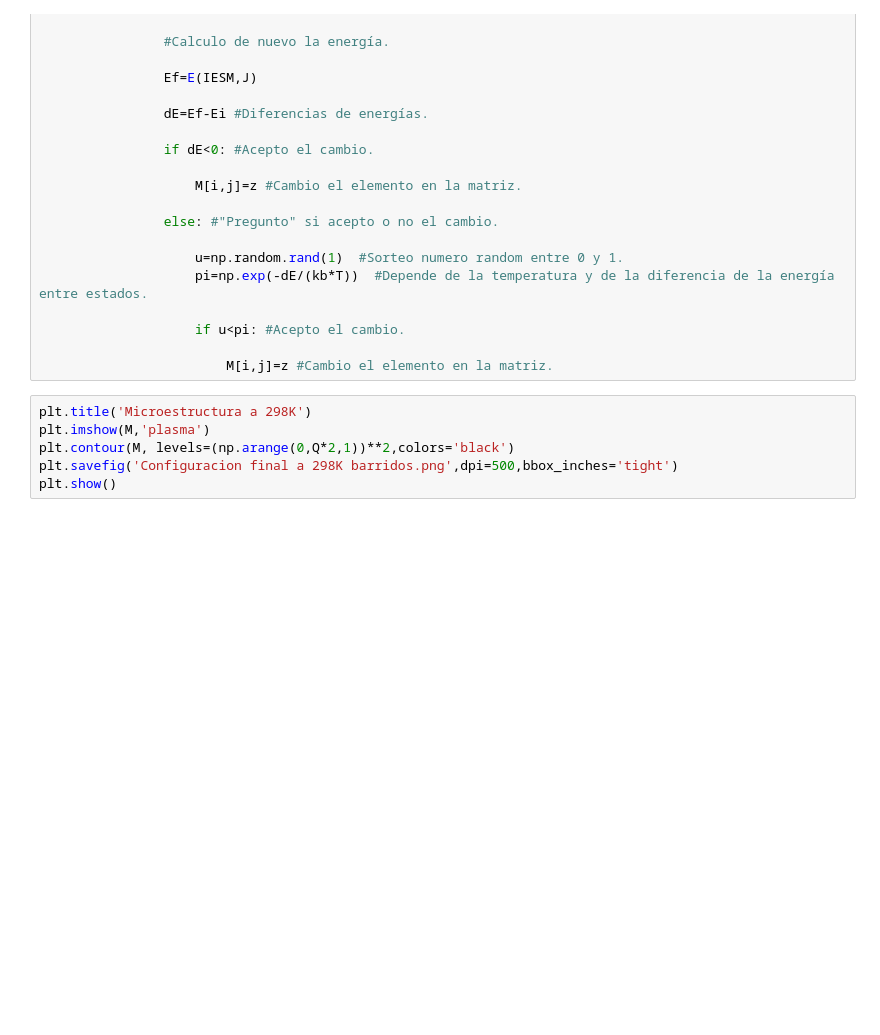
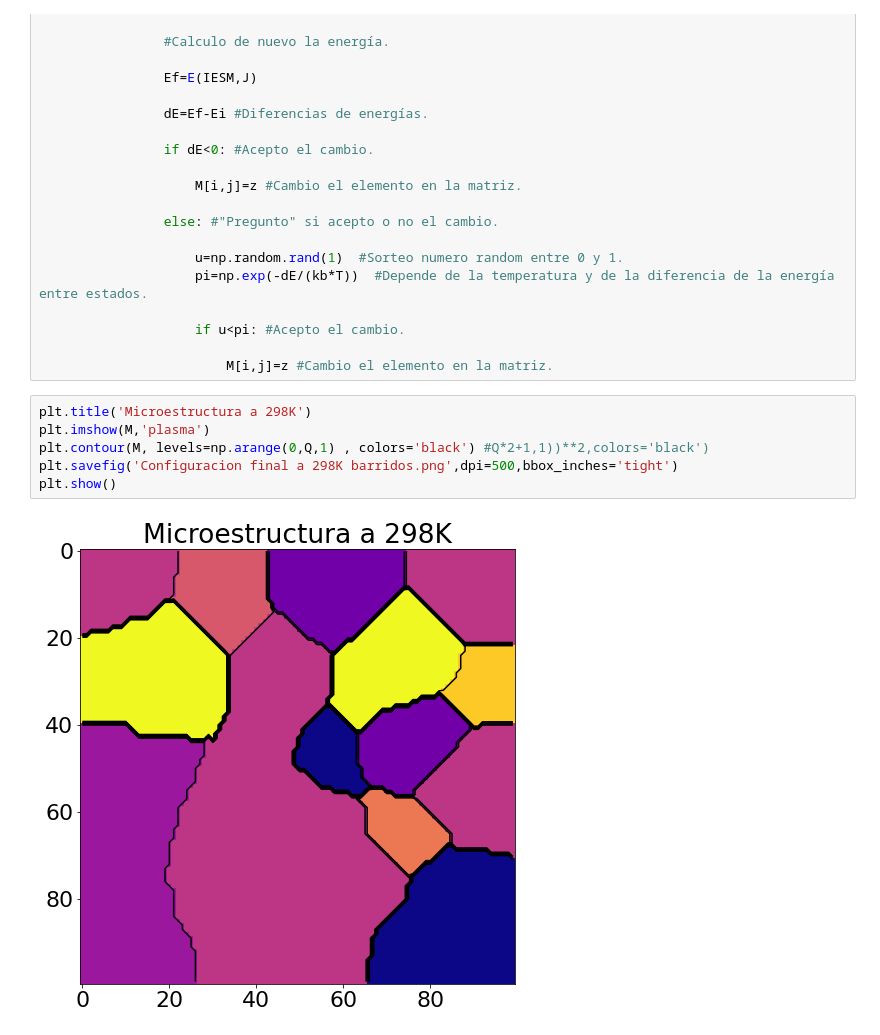
Before and after one commit to SolBortule/2022_Ingenieria, a Jupyter notebook: Final/SantiagoFernandes/Final Modelizacion de Propiedades y Procesos de Materiales - Fernandez/Final-Fernandez-MC+GG2D.ipynb, the cells around one changed output. Drawn from its saved outputs; the diff is of its cells as text; blank space fills up the shorter version.

```diff
--- a/Final/SantiagoFernandes/Final Modelizacion de Propiedades y Procesos de Materiales - Fernandez/Final-Fernandez-MC+GG2D.ipynb
+++ b/Final/SantiagoFernandes/Final Modelizacion de Propiedades y Procesos de Materiales - Fernandez/Final-Fernandez-MC+GG2D.ipynb
@@ -458,6 +458,8 @@ for l in range(0,3000): # B):
 # %%
 plt.title('Microestructura a 298K')
 plt.imshow(M,'plasma')
-plt.contour(M, levels=(np.arange(0,Q*2,1))**2,colors='black')
+plt.contour(M, levels=np.arange(0,Q,1) , colors='black') #Q*2+1,1))**2,colors='black')
 plt.savefig('Configuracion final a 298K barridos.png',dpi=500,bbox_inches='tight')
 plt.show()
+# %% [output]
+[figure, added]
```
